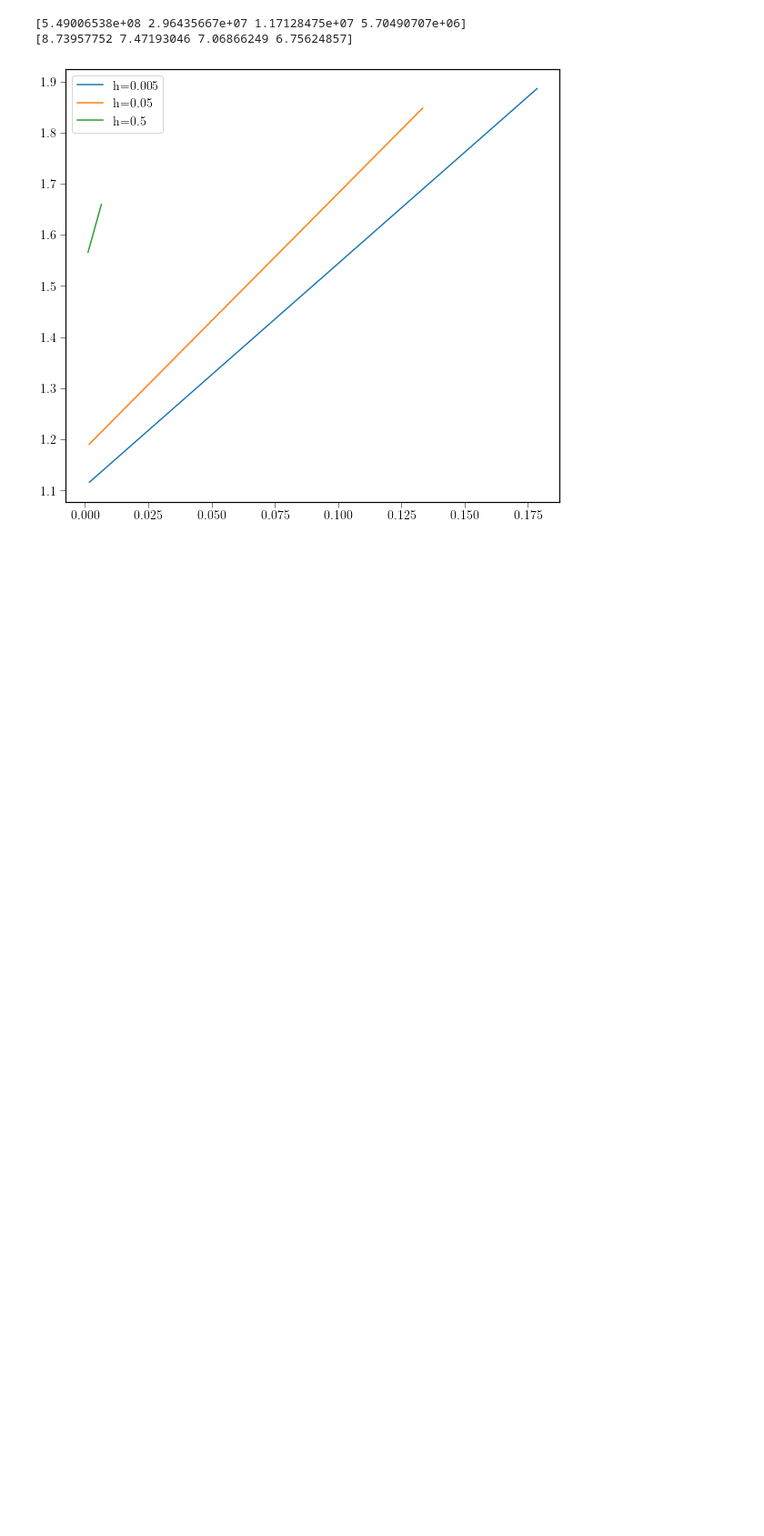
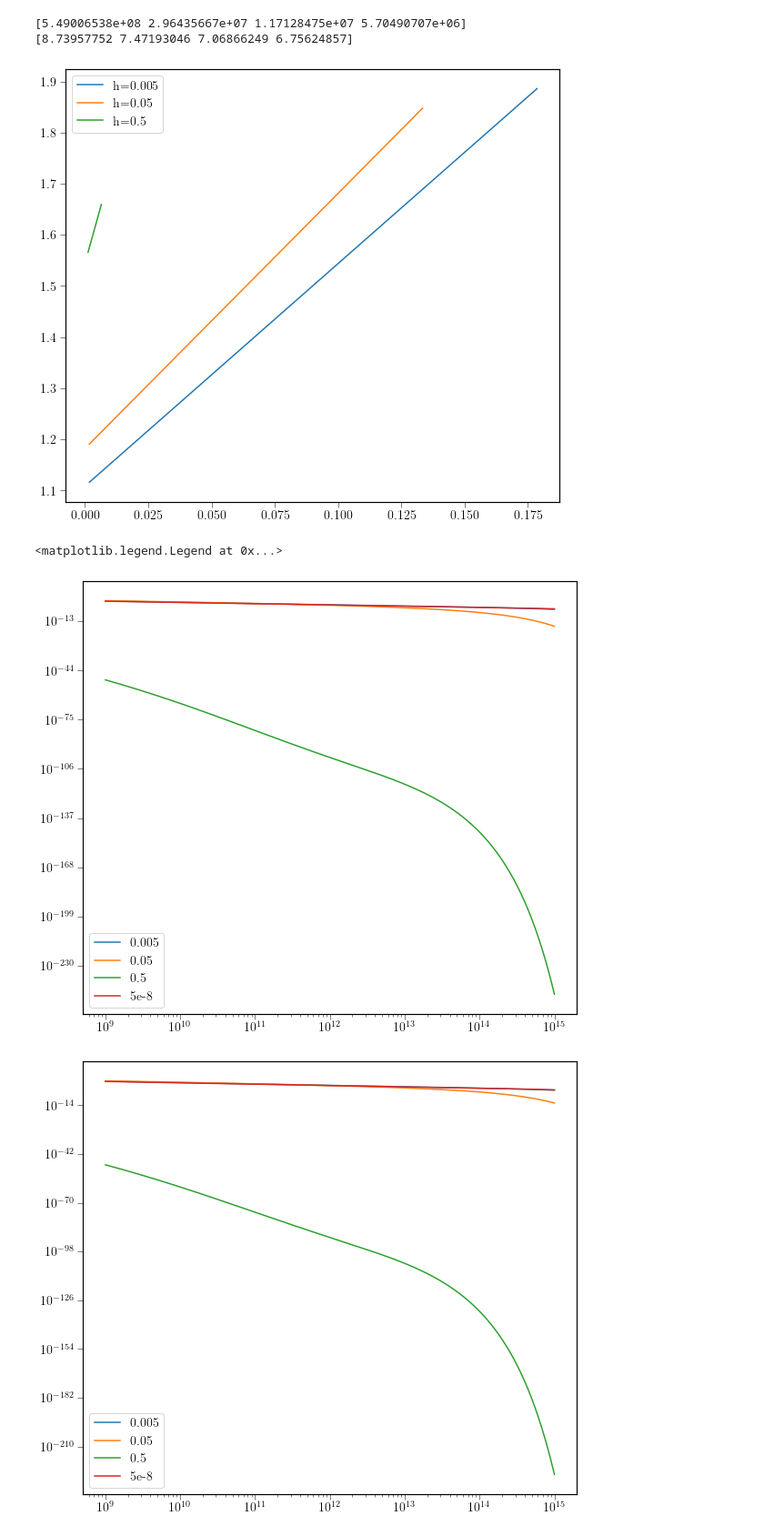
Before and after one commit to emeln/Thesis, a Jupyter notebook: axion_kSZ_source/notebooks/bubble_notebook.ipynb, the cells around one changed output. Shown at 91% size. Drawn from its saved outputs; the diff is of its cells as text; code cells hidden in the pictures; blank space fills up the shorter version.

```diff
--- a/axion_kSZ_source/notebooks/bubble_notebook.ipynb
+++ b/axion_kSZ_source/notebooks/bubble_notebook.ipynb
@@ -589,4 +593,9 @@ Q = 2.4701094284859907e-11
 Want to get a stable method for determining $\overline{Q}$ that hopefully doesn't throw out a bunch of warnings.
 # %% [markdown]
 #### Log-scale domain
+# %%
+window = 'sharp_k'
+for cid, cosmo in enumerate(cosmos):
+    sigmaIntFFT[cid] = SigmaInterpolatorFFTLog(cosmo, lin_power[cid], growth[cid], z_vals_sigma, 1e-4, 1e3, Nr=1024, window_function=window)
+    sigmaIntFFT[cid].compute()
 # %%
@@ -897,3 +794,31 @@ a = bubbleFunc[1](m_vals,z)
 a = bubbleFunc[2](m_vals,z)
 # %% [output]
 [figure]
+# %%
+bmf2 = []
+for i, cosmo in enumerate(cosmos):
+    bmf2.append(BMF2(cosmo,sigmaIntFFT[i]))
+# %%
+m_vals = np.logspace(9, 15, 500)
+z = 9
+plt.loglog(m_vals, bmf2[0](m_vals,z),label='0.005')
+plt.loglog(m_vals, bmf2[1](m_vals,z),label='0.05')
+plt.loglog(m_vals, bmf2[2](m_vals,z),label='0.5')
+plt.loglog(m_vals, bmf2[3](m_vals,z),label='5e-8')
+plt.legend()
+plt.figure()
+plt.loglog(m_vals, bubbleFuncFFT[0](m_vals,z),label='0.005')
+plt.loglog(m_vals, bubbleFuncFFT[1](m_vals,z),label='0.05')
+plt.loglog(m_vals, bubbleFuncFFT[2](m_vals,z),label='0.5')
+plt.loglog(m_vals, bubbleFuncFFT[3](m_vals,z),label='5e-8')
+plt.legend()
+plt.figure()
+plt.loglog(m_vals, pressSchechterFFT[0](m_vals,z),label='0.005')
+plt.loglog(m_vals, pressSchechterFFT[1](m_vals,z),label='0.05')
+plt.loglog(m_vals, pressSchechterFFT[2](m_vals,z),label='0.5')
+plt.loglog(m_vals, pressSchechterFFT[3](m_vals,z),label='5e-8')
+plt.legend()
+# %% [output]
+<matplotlib.legend.Legend at 0x...>
+[figure, added]
+[figure, added]
```
Also changed, not shown: parts of 5 cells of this notebook, 17 other files.
